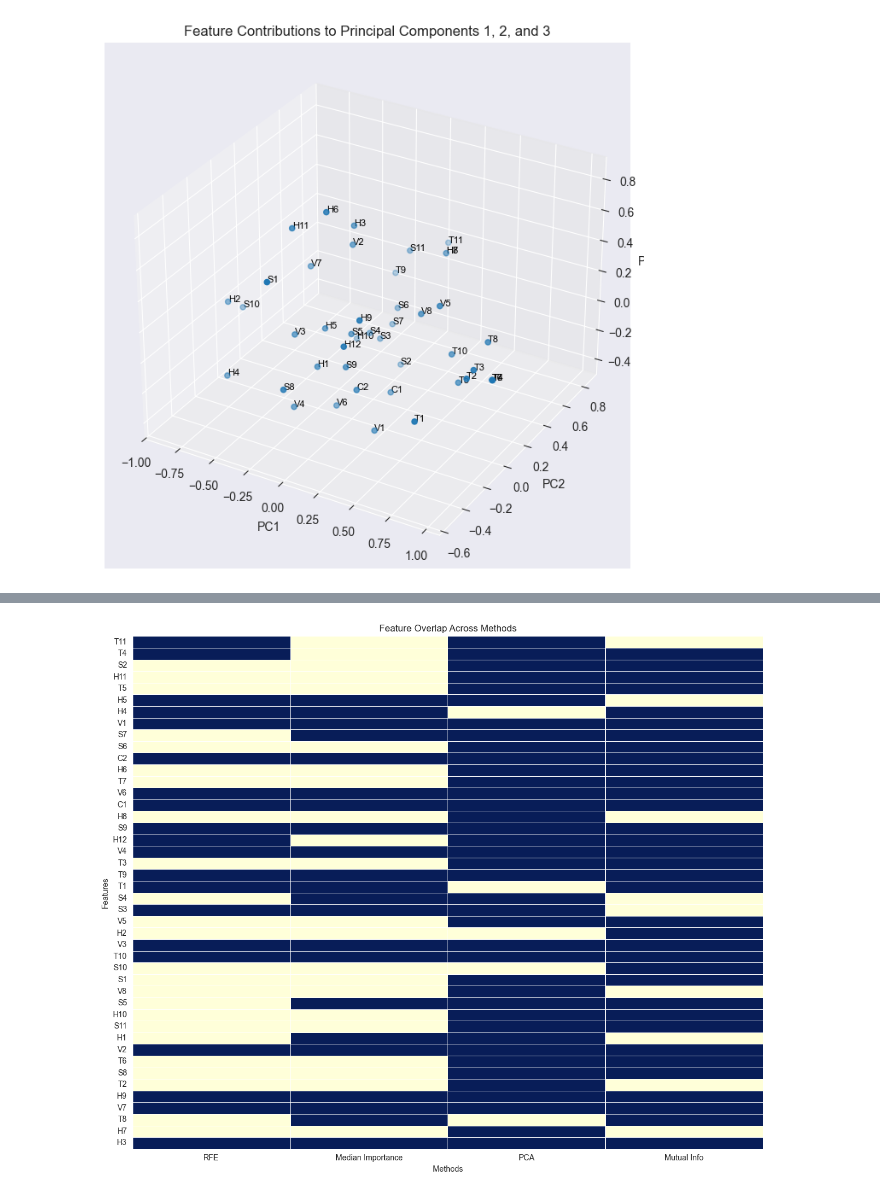
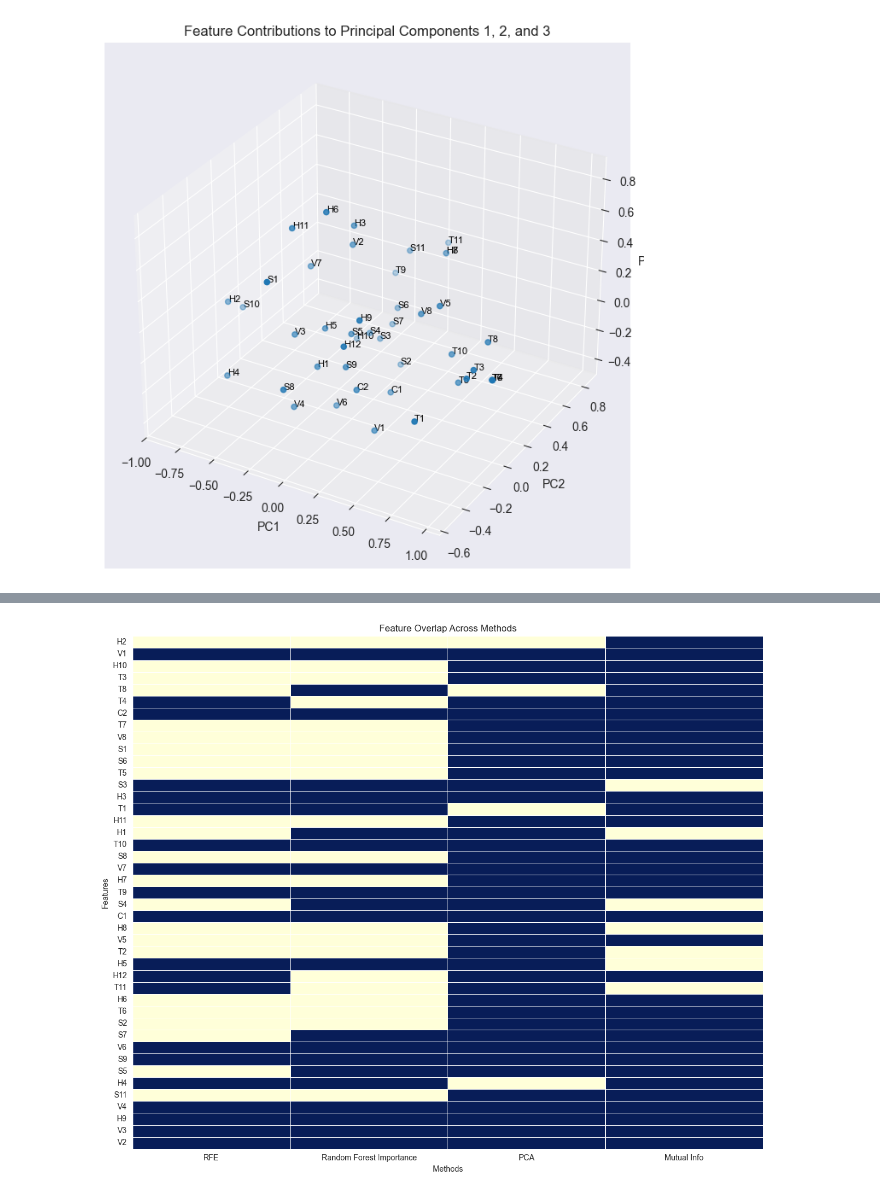
Before and after one commit to MahkameSalimi/Data-analysis-project, a Jupyter notebook: Feature selection/Feature selection.ipynb, the cells around one changed output, grey strips where cells are left out. Cells and saved outputs as stored; diff of their text form; code cells hidden in the pictures.

```diff
--- a/Feature selection/Feature selection.ipynb
+++ b/Feature selection/Feature selection.ipynb
@@ -454,34 +454,34 @@ features_in_multiple_methods_fixed.head()
 # %%
 
 import seaborn as sns
 
 # Create a binary DataFrame indicating feature presence in each method
 unique_features = list(set(rfe_features_unique) | set(selected_features_unique) |
                        set(top_pca_features_unique) | set(mutual_info_features_unique))
 
 # Initialize DataFrame
-overlap_matrix = pd.DataFrame(0, index=unique_features, columns=["RFE", "Median Importance", "PCA", "Mutual Info"])
+overlap_matrix = pd.DataFrame(0, index=unique_features, columns=["RFE", "Random Forest Importance", "PCA", "Mutual Info"])
 
 # Mark features selected by each method
 for feature in rfe_features_unique:
     overlap_matrix.at[feature, "RFE"] = 1
 for feature in selected_features_unique:
-    overlap_matrix.at[feature, "Median Importance"] = 1
+    overlap_matrix.at[feature, "Random Forest Importance"] = 1
 for feature in top_pca_features_unique:
     overlap_matrix.at[feature, "PCA"] = 1
 for feature in mutual_info_features_unique:
     overlap_matrix.at[feature, "Mutual Info"] = 1
 
 # Plot the heatmap
 plt.figure(figsize=(12, 10))
 sns.heatmap(overlap_matrix, cmap="YlGnBu", linewidths=0.5, cbar=False, annot=False)
 plt.title("Feature Overlap Across Methods")
 plt.ylabel("Features")
 plt.xlabel("Methods")
 plt.tight_layout()
 plt.show()
 # %% [output]
-[figure, old version]
+[figure, new version]
 # %%
 # Re-import necessary modules and reload unique sets
 from matplotlib_venn import venn3
```
Also changed, not shown: parts of 6 cells of this notebook, 10 other files.
